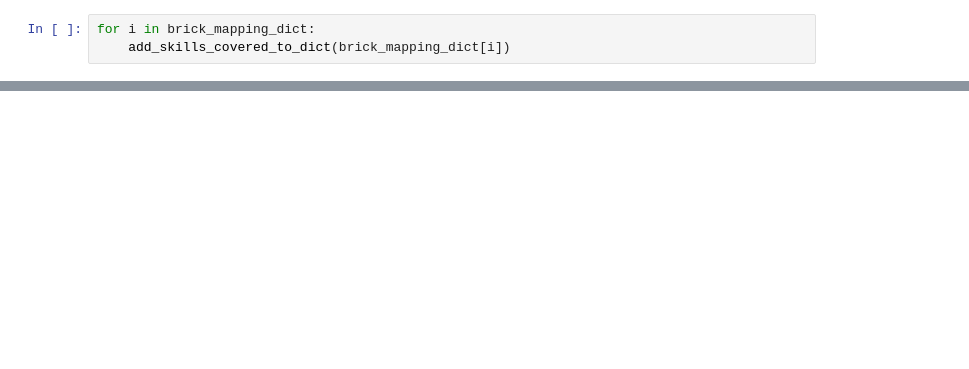
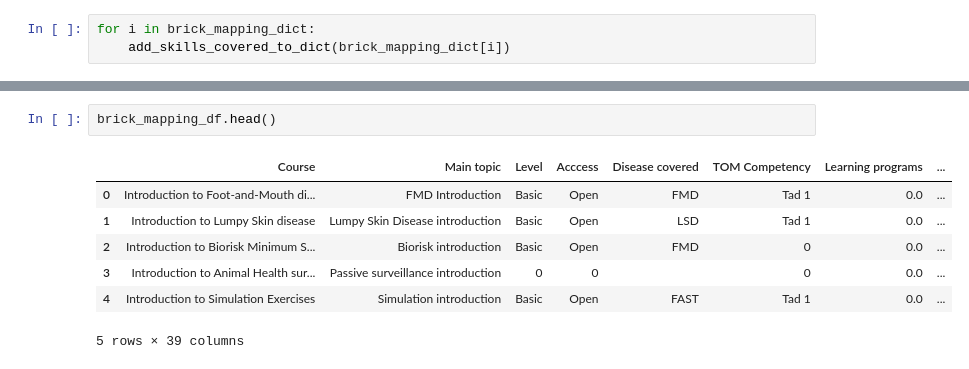
Before and after one commit to FAOEuFMD/TOM-Recommender-System, a Jupyter notebook: EDA 2.ipynb, the cells around one changed output, grey strips where cells are left out. Drawn from its saved outputs; the diff is of its cells as text; blank space fills up the shorter version.

```diff
--- a/EDA 2.ipynb
+++ b/EDA 2.ipynb
@@ -492,0 +683,10 @@ brick_mapping_dict
+# %%
+brick_mapping_df.head()
+# %% [output]
+|  | Course | Main topic | Level | Acccess | Disease covered | TOM Competency | Learning programs | ... |
+| 0 | Introduction to Foot-and-Mouth di... | FMD Introduction | Basic | Open | FMD | Tad 1 | 0.0 | ... |
+| 1 | Introduction to Lumpy Skin disease | Lumpy Skin Disease introduction | Basic | Open | LSD | Tad 1 | 0.0 | ... |
+| 2 | Introduction to Biorisk Minimum S... | Biorisk introduction | Basic | Open | FMD | 0 | 0.0 | ... |
+| 3 | Introduction to Animal Health sur... | Passive surveillance introduction | 0 | 0 |  | 0 | 0.0 | ... |
+| 4 | Introduction to Simulation Exercises | Simulation introduction | Basic | Open | FAST | Tad 1 | 0.0 | ... |
+5 rows × 39 columns
```
Also changed, not shown: parts of 37 cells of this notebook.
